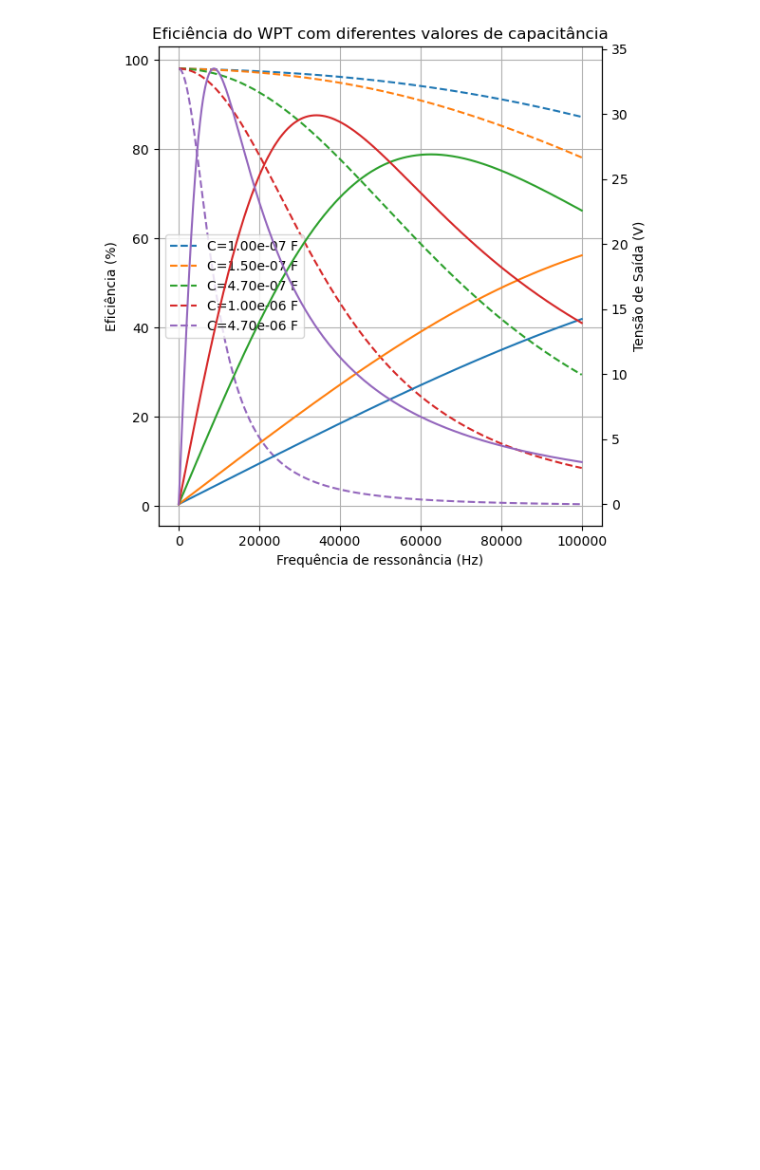
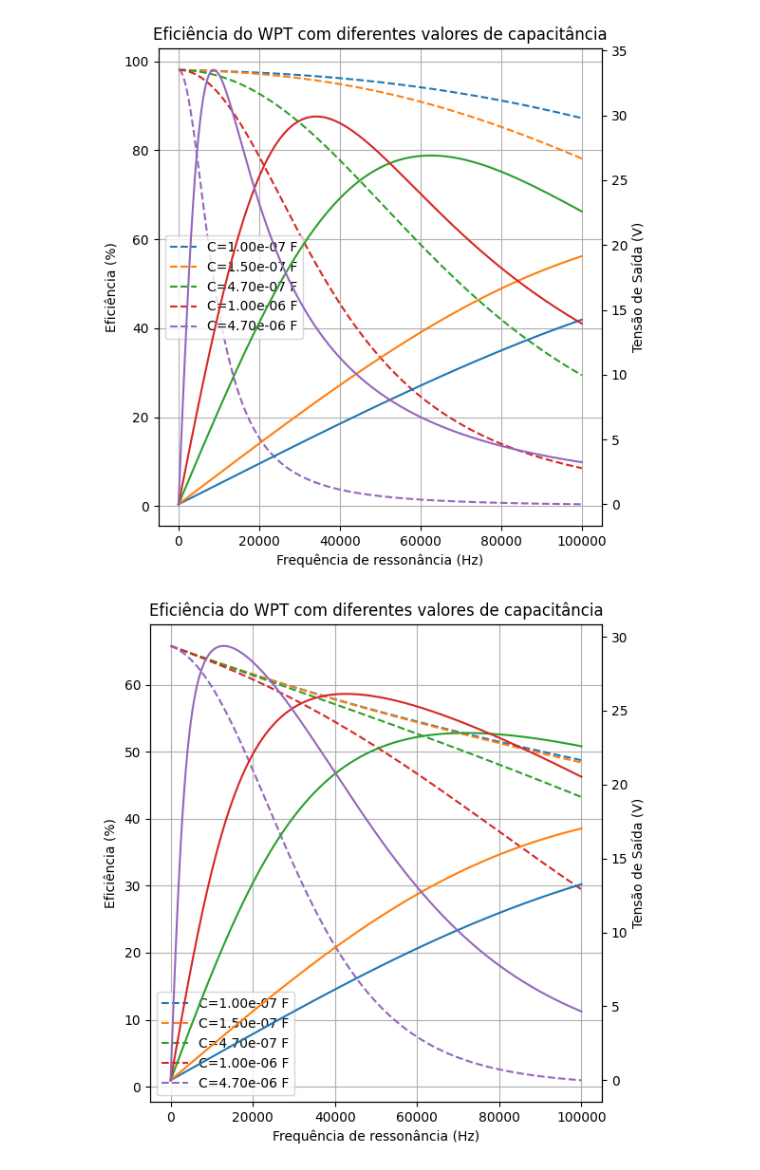
Before and after one commit to Luca-Krausz/ProjetoEletromag24.2, a Jupyter notebook: EletromagCapacitor.ipynb, the cells around one changed output. Drawn from its saved outputs; the diff is of its cells as text; code cells hidden in the pictures; blank space fills up the shorter version.

Commit message:
Código Eficiencia com Circuito Em Paralelo.

```diff
--- a/EletromagCapacitor.ipynb
+++ b/EletromagCapacitor.ipynb
@@ -164,3 +164,77 @@ def simular_eficiencia(C_values, R_DC, Ufonte):
 simular_eficiencia(C_values, R_DC, Ufonte)
 # %% [output]
 [figure]
+# %%
+# Simulação para diferentes valores de C em paralelo.
+
+C_values = [1e-7, 1.5e-7, 4.7e-7, 1e-6, 4.7e-6]
+Ufonte = 10
+R_DC = 0.1 #lab
+K = 0.2
+Rcarga = 5
+
+def calcular_resistencia_pelicular(R_DC, f):
+    return R_DC + (R_DC / 100e3)*f
+
+def calcular_eficiencia(Ufonte, I1, Usaida, I2):
+
+    P_saida = np.real(0.5 * Usaida * np.conjugate(I2))
+    P_entrada = np.real(0.5 * Ufonte * np.conjugate(I1))
+    eficiencia = P_saida / P_entrada
+    return eficiencia
+
+
+def simular_eficiencia(C_values, R_DC, Ufonte):
+    fig, ax1 = plt.subplots(figsize=(6, 6))
+
+    ax2 = ax1.twinx()
+    ax1.set_xlabel('Frequência de ressonância (Hz)')
+    ax1.set_ylabel('Eficiência (%)')
+    ax2.set_ylabel('Tensão de Saída (V)')
+
+    for C in C_values:
+        eficiencia = []
+        tensao_saida = []
+        frequencias = []
+        freq_max = 100e3
+
+        for f in np.linspace(1, freq_max+1, 1000):
+            R_f = calcular_resistencia_pelicular(R_DC, f)
+
+            # Redefinindo os parâmetros do circuito
+            W = 2 * pi * f
+            L = 1/(W**2 * C)
+            M = L*K #(sqrt(L**2))*K
+            XL1 = 1j * W * L
+            XL2 = XL1
+            XM = 1j * W * M
+            XC1 = 1/(1j * W * C)
+            XC2 = XC1
+            Z = (Rcarga*XC2/(Rcarga+XC2))
+
+            def CalcularParalelo(Uf, Rc):
+                Z=np.array([[R_f+XL1+XC1, -XM],[-XM, XL2+R_f+(Rc*XC2/(Rc+XC2))]])
+                V=np.array([Uf,0])
+                i=np.dot(linalg.inv(Z),V)
+                return i[0], i[1]
+
+            I1_f, I2_f = CalcularParalelo(Ufonte, Rcarga)
+            Usaida = I2_f * Z
+
+            eficiencia_f = calcular_eficiencia(Ufonte, I1_f, Usaida, I2_f)
+            eficiencia.append(eficiencia_f * 100)
+            tensao_saida.append(np.abs(Usaida))
+            frequencias.append(f)
+
+        ax1.plot(frequencias, eficiencia, label=f'C={C:.2e} F', linestyle='--')
+        ax2.plot(frequencias, tensao_saida)
+
+    ax1.set_title('Eficiência do WPT com diferentes valores de capacitância')
+    ax1.legend()
+    ax1.grid(True)
+    fig.tight_layout()
+    plt.show()
+
+simular_eficiencia(C_values, R_DC, Ufonte)
+# %% [output]
+[figure, added]
```
Also changed, not shown: parts of 1 cell of this notebook.
